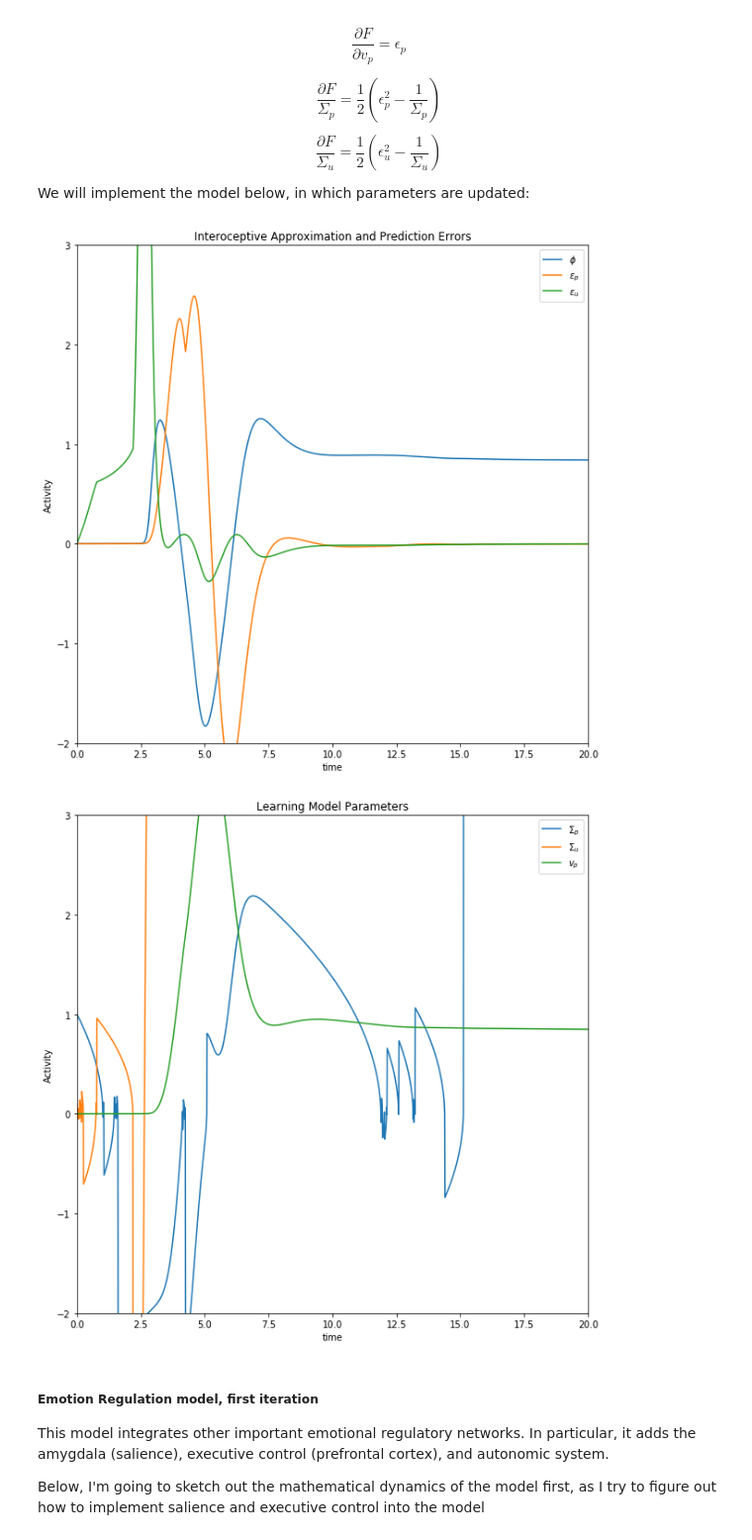
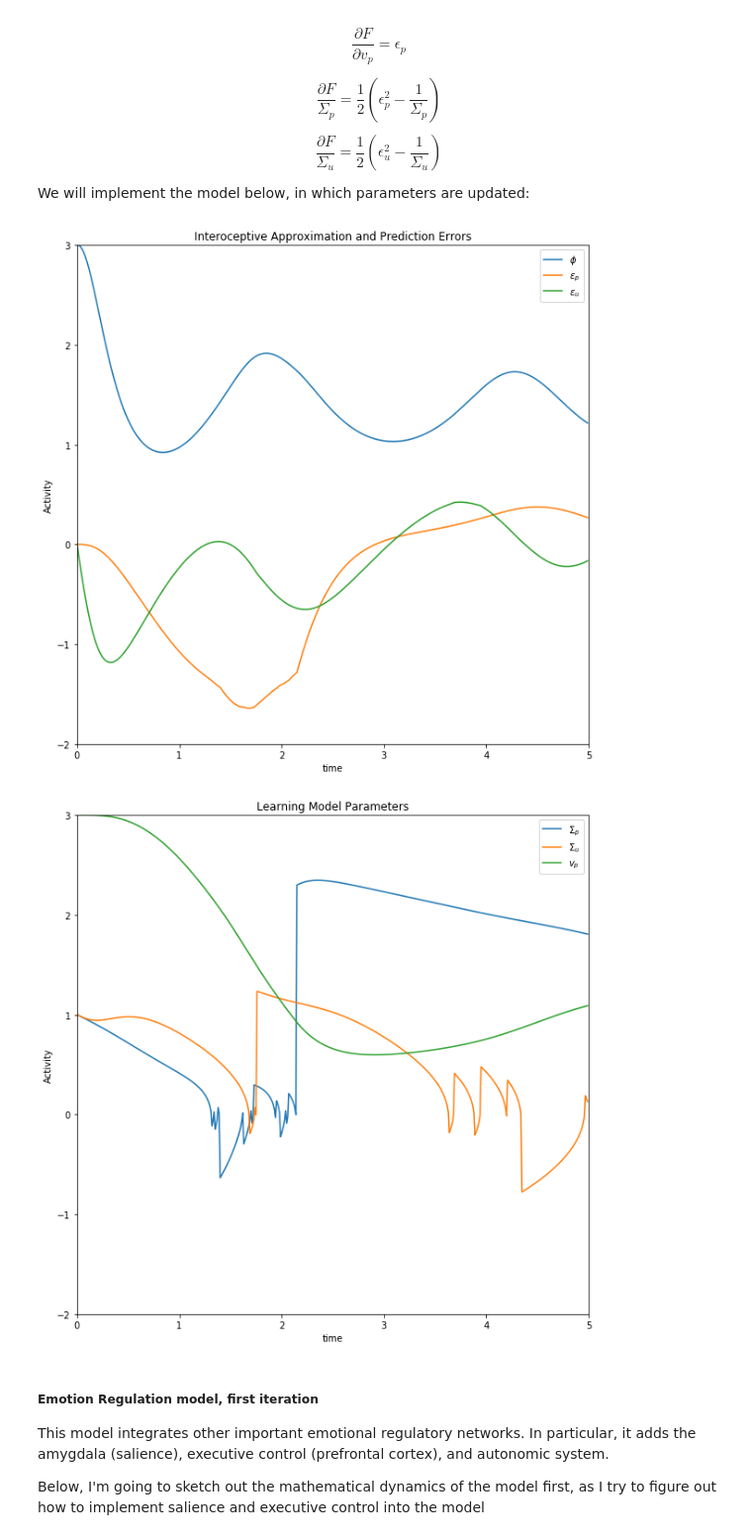
Before and after one commit to chris-weinberger/interoception-modeling, a Jupyter notebook: Active Inference Interoception Model.ipynb, the cells around one changed output. Shown at 99% size. Drawn from its saved outputs; the diff is of its cells as text; code cells hidden in the pictures.

```diff
--- a/Active Inference Interoception Model.ipynb
+++ b/Active Inference Interoception Model.ipynb
@@ -210,13 +210,24 @@ def sigma_u_dot(epsilon_u, sigma_u):
     return (1.0/2.0) * (epsilon_u**2 - (1/sigma_u))
 
 def iteration_two_model():
-    u       = .7
-    sigma_u = .1
-    v_p     = 0.0001
+#     u       = .7
+#     sigma_u = .1
+#     v_p     = 0.0001
+#     sigma_p = 1
+#     phi     = v_p
+#     dt      = 0.01
+#     dur     = 20
+#     steps   = int(dur/dt)
+#     epsilon_p = 0
+#     epsilon_u = 0
+
+    u       = 2 # 2
+    sigma_u = 1
+    v_p     = 3   # 3
     sigma_p = 1
     phi     = v_p
     dt      = 0.01
-    dur     = 20
+    dur     = 5
     steps   = int(dur/dt)
     epsilon_p = 0
     epsilon_u = 0
@@ -260,35 +271,35 @@ def iteration_two_model():
         v_p += dt * v_p_dot(epsilon_p)
         trace_v_p[t+1] = v_p
 
     fig = plt.figure(figsize=(10,10), num='Fig 2b')
     ax  = fig.add_subplot(1, 1, 1)
 
     ax.plot(np.arange(steps) * dt, trace_phi)
     ax.plot(np.arange(steps) * dt, trace_epsilon_p)
     ax.plot(np.arange(steps) * dt, trace_epsilon_u)
 
     plt.xlabel('time')
     plt.ylabel('Activity')
     plt.legend([r'$\phi$', r'$\epsilon_p$',r'$\epsilon_u$',r'$\Sigma_p$', r'$\Sigma_u$', r'$v_p$'])
     plt.axis([0, dur, -2, 3])
     plt.title('Interoceptive Approximation and Prediction Errors')
 
     fig2 = plt.figure(figsize=(10,10))
     plt.plot(np.arange(steps) * dt, trace_sigma_p)
     plt.plot(np.arange(steps) * dt, trace_sigma_u)
     plt.plot(np.arange(steps) * dt, trace_v_p)
 
 
     plt.xlabel('time')
     plt.ylabel('Activity')
     plt.legend([r'$\Sigma_p$', r'$\Sigma_u$', r'$v_p$'])
     plt.title('Learning Model Parameters')
     plt.axis([0, dur, -2, 3])
 
 iteration_two_model()
 # %% [output]
-[figure, old version]
+[figure, new version]
-[figure, old version]
+[figure, new version]
 # %% [markdown]
 ##### Emotion Regulation model, first iteration
 
```
Also changed, not shown: parts of 1 cell of this notebook, 4 other files.
